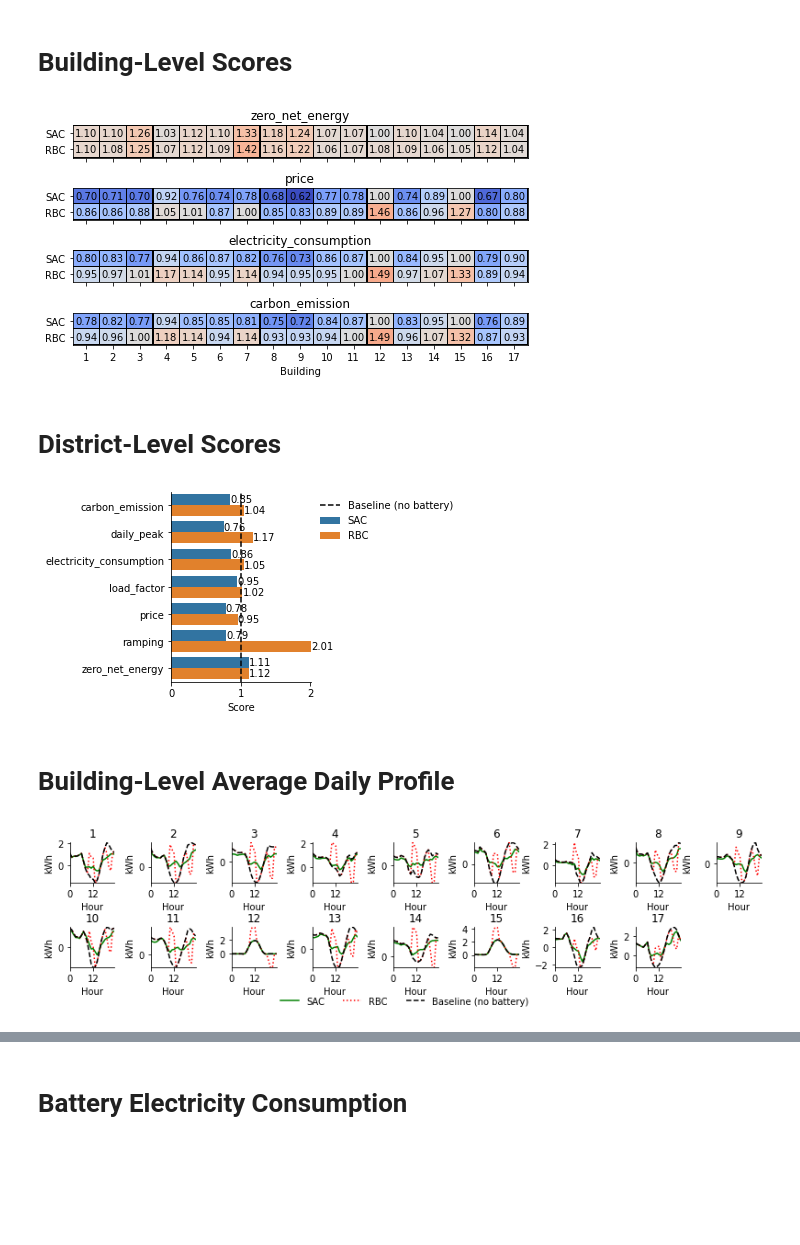
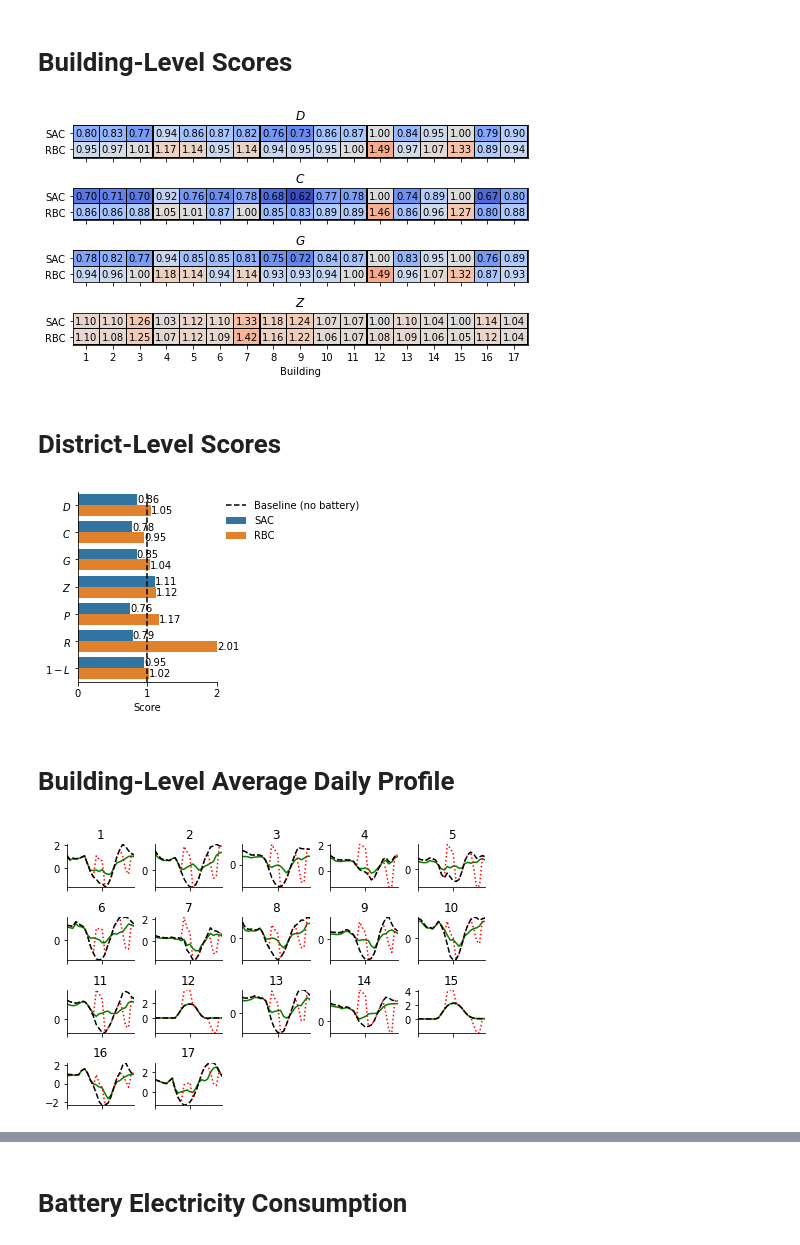
Before and after one commit to intelligent-environments-lab/merlin-apen-2023, a Jupyter notebook: analysis/deployment_strategy_1_0.ipynb, the cells around one changed output, grey strips where cells are left out. Cells and saved outputs as stored; diff of their text form; code cells hidden in the pictures; blank space fills up the shorter version.

```diff
--- a/analysis/deployment_strategy_1_0.ipynb
+++ b/analysis/deployment_strategy_1_0.ipynb
@@ -29,7 +38,7 @@ RBC_ACTIONS = pd.read_csv(os.path.join(KWARGS['summary_directory'], 'rbc_referen
 # %% [markdown]
 #   Cumulative Building Reward
 # %%
-reward_data = DATABASE.query_table(query.get_cummulative_reward())
+reward_data = DATABASE.query_table(q.get_cummulative_reward())
 column_count_limit = 8
 building_count = len(reward_data['building_id'].unique())
 row_count = math.ceil(building_count/column_count_limit)
@@ -53,9 +62,9 @@ plt.show()
 # %% [markdown]
 # Building-Level Scores
 # %%
-building_cost_data = DATABASE.query_table(query.get_building_cost_summary())
+building_cost_data = DATABASE.query_table(q.get_building_cost_summary())
 # %%
-costs = ['zero_net_energy', 'price', 'electricity_consumption', 'carbon_emission']
+costs = ['electricity_consumption', 'price',  'carbon_emission', 'zero_net_energy']
 row_count = len(costs)
 column_count = 1
 cmap = 'coolwarm'
@@ -84,7 +93,7 @@ for i, ax in enumerate(fig.axes):
         ax.set_xlabel(None)
 
     ax.set_ylabel(None)
-    ax.set_title(costs[i])
+    ax.set_title(cost_labels[costs[i]])
 
     for (i, j), z in np.ndenumerate(c_data):
         color = 'black'
@@ -94,43 +103,44 @@ plt.tight_layout()
 plt.savefig(os.path.join(FIGURES_DIRECTORY,f'deployment_strategy_1_0_building_cost_summary.pdf'),bbox_inches='tight',transparent=True)
 plt.show()
 # %% [output]
-[figure, old version]
+[figure, new version]
 # %% [markdown]
 # District-Level Scores
 # %%
-district_cost_data = DATABASE.query_table(query.get_district_cost_summary())
+district_cost_data = DATABASE.query_table(q.get_district_cost_summary())
 # %%
 row_count = 1
 column_count = 1
 fig, ax = plt.subplots(row_count, column_count, figsize=(column_count*2.5, row_count*3.5))
 plot_data = district_cost_data[district_cost_data['episode']==district_cost_data['episode'].max()].copy()
 plot_data['agent'] = 'SAC'
 rbc_plot_data = RBC_REFERENCE_COST_SUMMARY.query('scope == "district"').copy()
 rbc_plot_data['agent'] = 'RBC'
 plot_data = pd.concat([plot_data, rbc_plot_data], ignore_index=True, sort=False)
-
-sns.barplot(x='value', y='cost', data=plot_data, hue='agent', ax=ax)
+plot_data['cost_label'] = plot_data['cost'].map(lambda x: cost_labels[x])
+hue_order = ['SAC', 'RBC']
+sns.barplot(x='value', y='cost_label', data=plot_data, hue='agent', order=cost_labels.values(), hue_order=hue_order, ax=ax)
 ax.axvline(1.0, color='black', linestyle='--', label='Baseline (no battery)')
 ax.set_xlabel('Score')
 ax.set_ylabel(None)
 
 for s in ['right','top']:
     ax.spines[s].set_visible(False)
 
 for p in ax.patches:
     ax.text(p.get_x() + p.get_width(), p.get_y() + p.get_height()/2.0, f'{p.get_width():0.2f}', ha='left', va='center')
 
 ax.legend(
     bbox_to_anchor=(1.0,1.0),
     loc='upper left',
     framealpha=0,
     ncol=1
 )
 
 plt.savefig(os.path.join(FIGURES_DIRECTORY,f'deployment_strategy_1_0_district_cost_summary.pdf'),bbox_inches='tight',transparent=True)
 plt.show()
 # %% [output]
-[figure, old version]
+[figure, new version]
 # %% [markdown]
 # Building-Level Average Daily Profile
 # %%
@@ -142,12 +152,12 @@ rbc_plot_data = RBC_REFERENCE_LOAD_SUMMARY[RBC_REFERENCE_LOAD_SUMMARY['scope']==
 ]].copy()
 rbc_plot_data = rbc_plot_data.rename(columns={'with_storage_value': 'rbc_with_storage_value'})
 plot_data = plot_data.merge(rbc_plot_data, on=['hour', 'building_id'], how='inner')
-column_count_limit = 9
+column_count_limit = 5
 building_id_count = len(plot_data['building_id'].unique())
 row_count, column_count = math.ceil(building_id_count/column_count_limit), min(column_count_limit, building_id_count)
-fig, _ = plt.subplots(row_count, column_count, figsize=(1.5*column_count, 1.25*row_count), gridspec_kw={'wspace':0.8, 'hspace':1.1})
+fig, _ = plt.subplots(row_count, column_count, figsize=(1.5*column_count, 1.2*row_count), gridspec_kw={'wspace':0.3, 'hspace':0.7})
 
-for ax in fig.axes[int(row_count*column_count - 1):]:
+for ax in fig.axes[building_id_count:]:
     ax.set_visible(False)
 
 for i, (ax, (b, b_data)) in enumerate(zip(fig.axes, plot_data.groupby(['building_id']))):
@@ -156,31 +166,37 @@ for i, (ax, (b, b_data)) in enumerate(zip(fig.axes, plot_data.groupby(['building
     ax.plot(x, y2, color='red', label='RBC', linestyle=':',)
     ax.plot(x, y3, color='black', linestyle='--', label='Baseline (no battery)')
     ax.set_title(b)
-    ax.set_xlabel('Hour')
-    ax.set_ylabel('kWh')
+    ax.set_xlabel(None)
+    ax.set_ylabel(None)
     ax.xaxis.set_major_locator(ticker.MultipleLocator(12))
     ax.yaxis.set_major_locator(ticker.MultipleLocator(2))
+    ax.xaxis.set_tick_params(labelbottom=None)
 
-    if i == 0:
-        ax.legend(
-            bbox_to_anchor=(0.5,0),
-            loc='upper center',
-            bbox_transform=fig.transFigure,
-            framealpha=0,
-            ncol=3
-        )
-    else:
-        ax.legend().set_visible(False)
+    # if i == 0:
+    #     ax.legend(
+    #         bbox_to_anchor=(0.5,0),
+    #         loc='upper center',
+    #         bbox_transform=fig.transFigure,
+    #         framealpha=0,
+    #         ncol=2
+    #     )
+    # else:
+    #     ax.legend().set_visible(False)
 
     for s in ['right','top']:
         ax.spines[s].set_visible(False)
+
+    # if i%column_count == 0:
+    #     ax.set_ylabel('kWh')
+    # else:
+    #     ax.set_ylabel(None)
 
 fig.align_ylabels()
 # plt.tight_layout()
 plt.savefig(os.path.join(FIGURES_DIRECTORY,f'deployment_strategy_1_0_building_average_daily_load_profile.pdf'),bbox_inches='tight',transparent=True)
 plt.show()
 # %% [output]
-[figure, old version]
+[figure, new version]
 # %% [markdown]
 - Buildings 1, 2, 3, 5, 6, 8, 9, 10 ,11, 13, 14, 16 and 17 have similar shapes as they their SAC profile is the best and is different from the no control and RBC scenarios. RBC has the same general shape in these buildings as well.
 - Buildings 4, 7 are similar as SAC and no control are very nearly the same. RBC shapes in these 2 buildings are the same.
```
Also changed, not shown: parts of 10 cells of this notebook, 4 other files.
